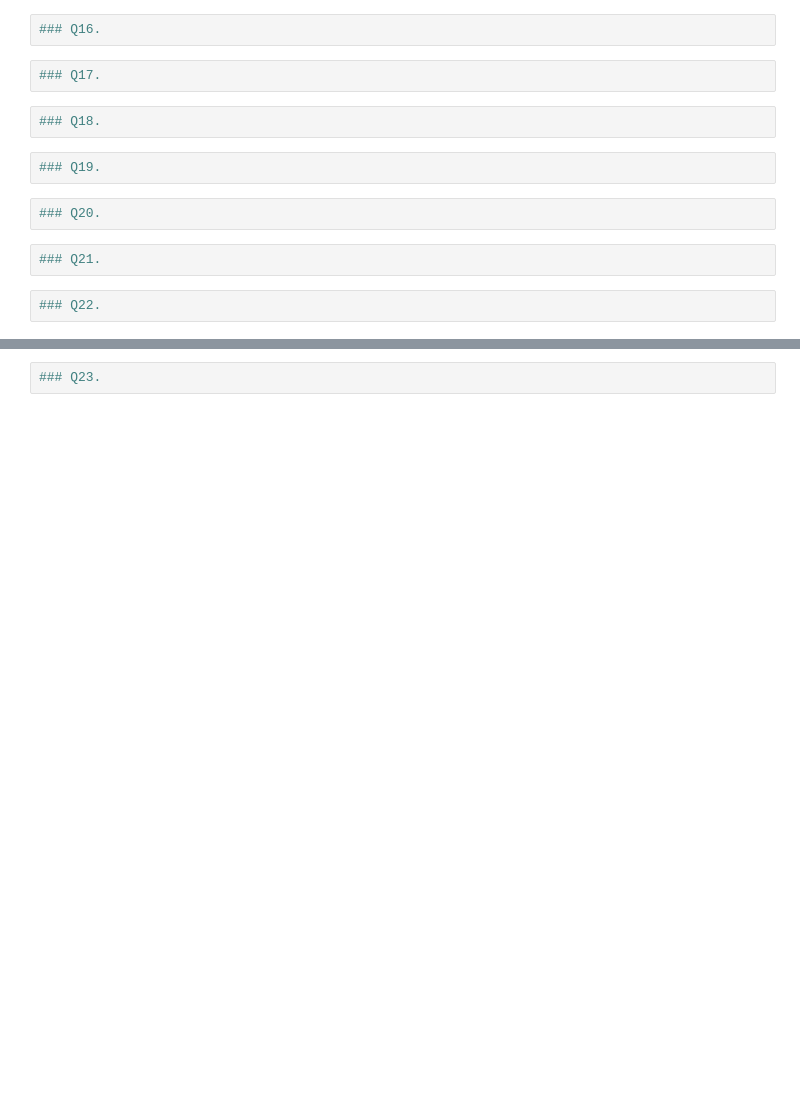
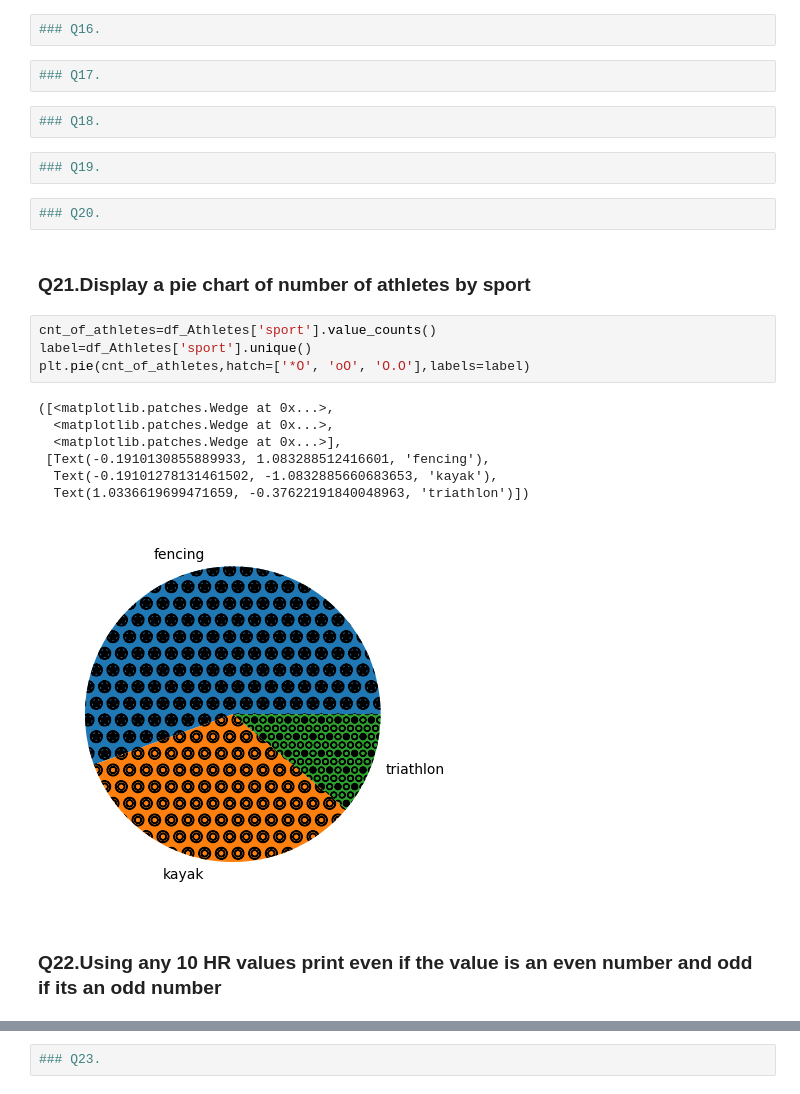
Before and after one commit to KousalyaThiruvarasamoorthy/Team5_HackPanthers_PythonHackathon_Aug24, a Jupyter notebook: Team5_HackPanthers_Main80Questions.ipynb, the cells around one changed output, grey strips where cells are left out. Drawn from its saved outputs; the diff is of its cells as text; blank space fills up the shorter version.

```diff
--- a/Team5_HackPanthers_Main80Questions.ipynb
+++ b/Team5_HackPanthers_Main80Questions.ipynb
@@ -59,7 +59,19 @@ df_join_allsports_excel
 ### Q19.
 # %%
 ### Q20.
-# %%
-### Q21.
-# %%
-### Q22.
+# %% [markdown]
+### Q21.Display a pie chart of number of athletes by sport
+# %%
+cnt_of_athletes=df_Athletes['sport'].value_counts()
+label=df_Athletes['sport'].unique()
+plt.pie(cnt_of_athletes,hatch=['*O', 'oO', 'O.O'],labels=label)
+# %% [output]
+([<matplotlib.patches.Wedge at 0x...>,
+  <matplotlib.patches.Wedge at 0x...>,
+  <matplotlib.patches.Wedge at 0x...>],
+ [Text(-0.1910130855889933, 1.083288512416601, 'fencing'),
+  Text(-0.19101278131461502, -1.0832885660683653, 'kayak'),
+  Text(1.0336619699471659, -0.37622191840048963, 'triathlon')])
+[figure, added]
+# %% [markdown]
+### Q22.Using any 10 HR values print even if the value is an even number and odd if its an odd number
```
Also changed, not shown: parts of 8 cells of this notebook.
